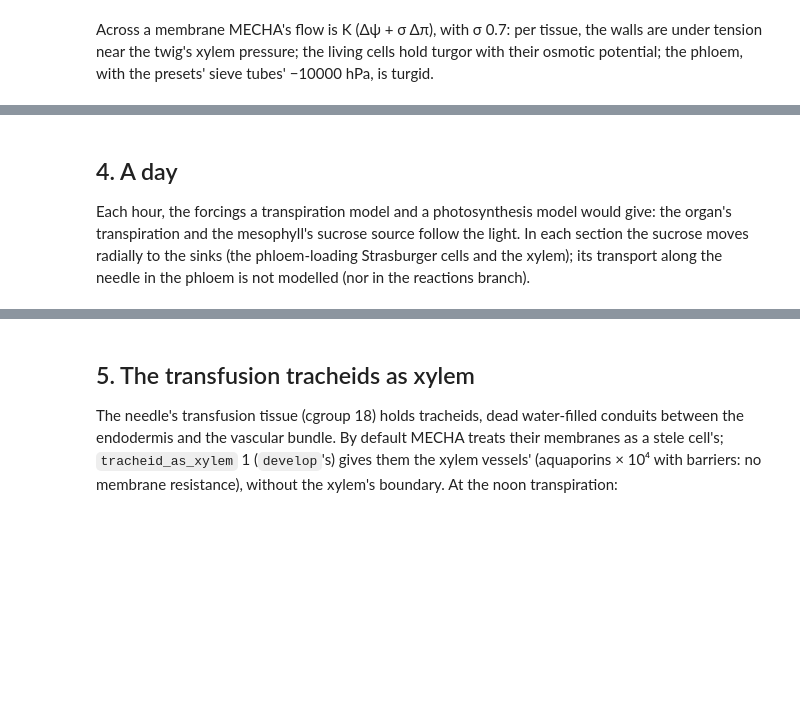
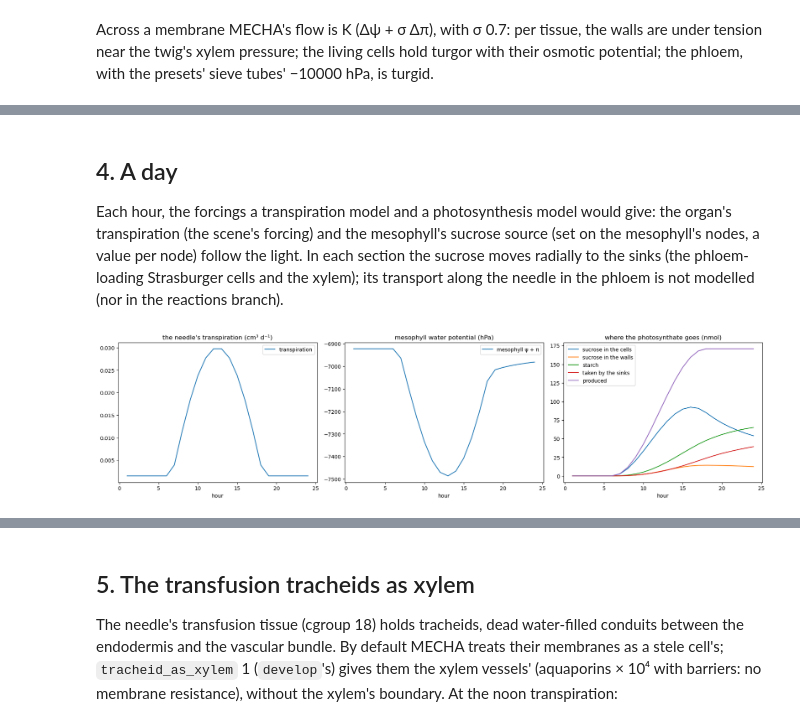
Before and after one commit to openalea-incubator/MECHA-dev, a Jupyter notebook: example/tutorials/developer/03_needle_solutes.ipynb, the cells around one changed output, grey strips where cells are left out. Cells and saved outputs as stored; diff of their text form; code cells hidden in the pictures; blank space fills up the shorter version.

```diff
--- a/example/tutorials/developer/03_needle_solutes.ipynb
+++ b/example/tutorials/developer/03_needle_solutes.ipynb
@@ -92,8 +94,13 @@ scenario = {
     "collar_condition": 1., "collar_psi": -5000., "standard_solve": 0.,
     "k_starch_synthesis": 2.0, "k_starch_degradation": 1.0,
 }
-scene = Scene(pd.DataFrame([dict(plant="pine", model=NeedleWaterAndSugars, x=0., y=0., z=0., rotation=0.,
-                                 scenario={"parameters": scenario, "transpiration": 0.03})]))
+light = lambda hour: max(0., np.sin(np.pi * (hour - 6.) / 12.))
+# the organ's transpiration (cm3 d-1), a forcing by the scene time (s): the noon step, then a day from midnight (each
+# hour at its middle's light), then noon again
+transpiration = pd.Series([0.03] + [0.03 * max(light(hour + 0.5), 0.05) for hour in range(24)] + [0.03],
+                          index=3600. * np.arange(26))
+scene = Scene(planting([Planting()], NeedleWaterAndSugars, dict(scenario, transpiration=0.03)),
+              forcings={"leaf_transpiration": transpiration})
 ds = scene.populations[0].data_structure
 kind, path, owner = ds.get("kind"), ds.get("network_path"), ds.owner("SubOrgan")
 print(f"{len(ds.entity_ids('SubOrgan'))} sections, {ds.n_nodes()} Compartments; "
@@ -132,39 +141,39 @@ plt.show()
 # %% [markdown]
 ## 4. A day
 
-Each hour, the forcings a transpiration model and a photosynthesis model would give: the organ's transpiration and
-the mesophyll's sucrose source follow the light. In each section the sucrose moves radially to the sinks (the
-phloem-loading Strasburger cells and the xylem); its transport along the needle in the phloem is not modelled (nor
-in the reactions branch).
+Each hour, the forcings a transpiration model and a photosynthesis model would give: the organ's transpiration (the
+scene's forcing) and the mesophyll's sucrose source (set on the mesophyll's nodes, a value per node) follow the
+light. In each section the sucrose moves radially to the sinks (the phloem-loading Strasburger cells and the
+xylem); its transport along the needle in the phloem is not modelled (nor in the reactions branch).
 # %%
 DT_DAYS = 1. / 24.
 mesophyll = (kind == 0) & (tissue == "mesophyll") & liquid
-light = lambda hour: max(0., np.sin(np.pi * (hour - 6.) / 12.))
 history = []
 for hour in range(24):
-    ds.set("leaf_transpiration", [0.03 * max(light(hour + 0.5), 0.05)])
     ds.set("sucrose_source", np.where(mesophyll, ds.get("node_volume") * 5e-6 * light(hour + 0.5) / DT_DAYS, 0.))
     scene.run()
     c, s, V = ds.get("sucrose"), ds.get("starch"), ds.get("node_volume")
     held = (ds.get("liquid_node") > 0) & (ds.get("sucrose_sink") == 0)
     history.append({"transpiration": ds.get("evaporation").sum(),
                     "mesophyll ψ + π": ds.get("water_potential")[mesophyll].mean(),
                     "sucrose in the cells": (c * V)[held & (kind == 0)].sum(),
                     "sucrose in the walls": (c * V)[held & (kind > 0)].sum(),
                     "starch": (s * V)[held].sum(),
                     "produced": ds.get("sucrose_source").sum() * DT_DAYS})
     if hour == 11:
         noon = c.copy()
 day = pd.DataFrame(history, index=range(1, 25))
 day["produced"] = day["produced"].cumsum()
 day["taken by the sinks"] = day["produced"] - day[["sucrose in the cells", "sucrose in the walls", "starch"]].sum(axis=1)
 
 fig, axes = plt.subplots(1, 3, figsize=(18, 4.5), layout="constrained")
 day[["transpiration"]].plot(ax=axes[0], title="the needle's transpiration (cm³ d⁻¹)", xlabel="hour")
 day[["mesophyll ψ + π"]].plot(ax=axes[1], title="mesophyll water potential (hPa)", xlabel="hour")
 (day[["sucrose in the cells", "sucrose in the walls", "starch", "taken by the sinks", "produced"]] * 1e9).plot(
     ax=axes[2], title="where the photosynthate goes (nmol)", xlabel="hour")
 plt.show()
+# %% [output]
+[figure, added]
 # %%
 x, y = ds.get("section_x"), ds.get("section_y")
 middle = (owner == 1) & liquid
```
Also changed, not shown: parts of 5 cells of this notebook, 23 other files.
